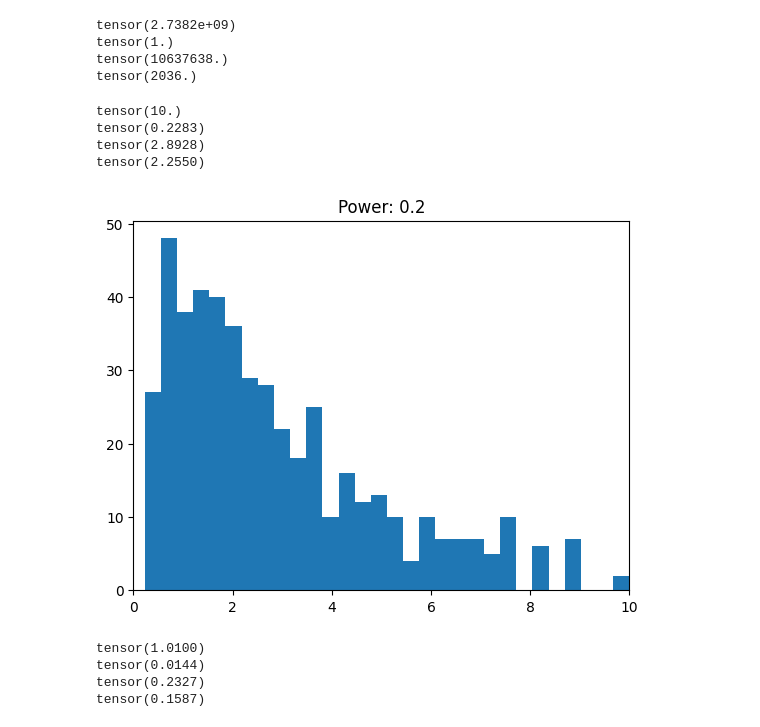
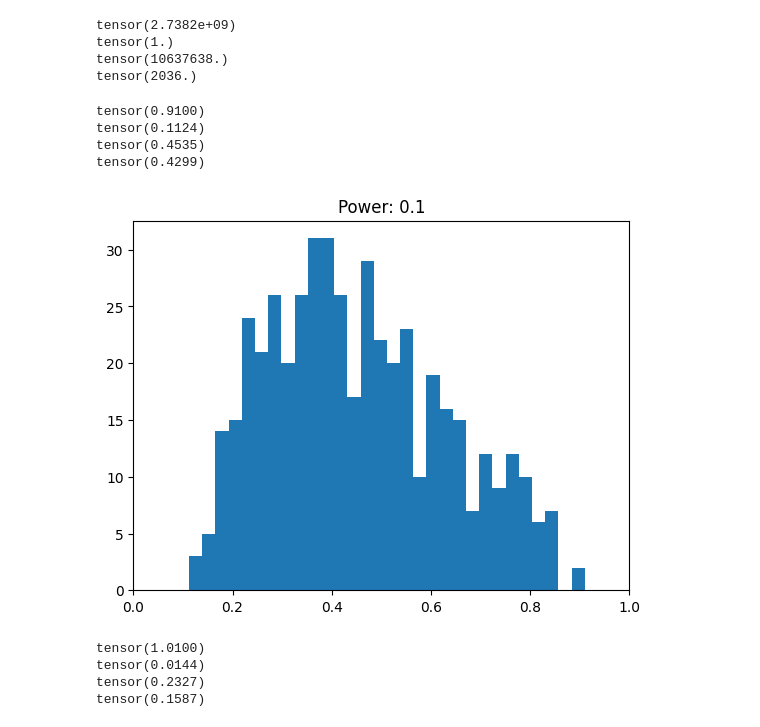
Before and after one commit to oleja1shpep/DiffusionCraft, a Jupyter notebook: src/notebooks/stats.ipynb, the cells around one changed output. Saved outputs shown, nothing was run; the diff lists cells and outputs as text; code cells hidden in the pictures.

Commit message:
add power to loss cfg and now clamp between 0.01 and 1 in make_weights

```diff
--- a/src/notebooks/stats.ipynb
+++ b/src/notebooks/stats.ipynb
@@ -508,29 +508,29 @@ tensor(2036.)
 # %%
 def make_class_weights(values, power=0.3, eps=1e-5):
     values = values.float()
     max_count = values.max()
 
     weights = (max_count / (values + eps)) ** power
-    weights = weights / weights.max() * 9.9   # редчайшие классы -> 10
-    return weights + 0.1
+    weights = weights / weights.max() * 0.9   # редчайшие классы -> 10
+    return weights + 0.01
 
-power = 0.2
+power = 0.1
 w = make_class_weights(values, power=power)
 print(w.max())
 print(w.min())
 print(w.mean())
 print(w.median())
 plt.hist(w, bins=30)
-plt.xlim([0,10])
+plt.xlim([0,1])
 # plt.xscale("log")
 # plt.xlim([0,2])
 plt.title(f"Power: {power}");
 # %% [output]
-tensor(10.)
-tensor(0.2283)
-tensor(2.8928)
-tensor(2.2550)
+tensor(0.9100)
+tensor(0.1124)
+tensor(0.4535)
+tensor(0.4299)
-[figure, old version]
+[figure, new version]
 # %%
 # %% [output]
 tensor(1.0100)
```
Also changed, not shown: 3 other files.
